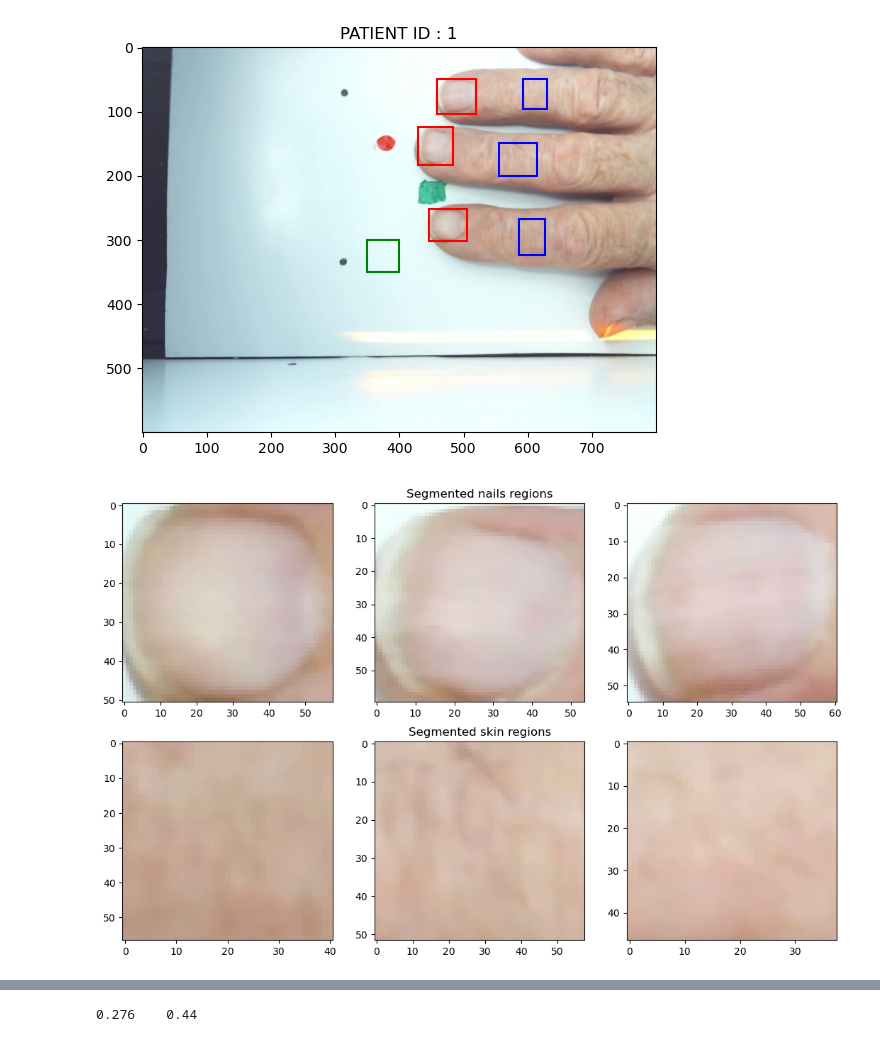
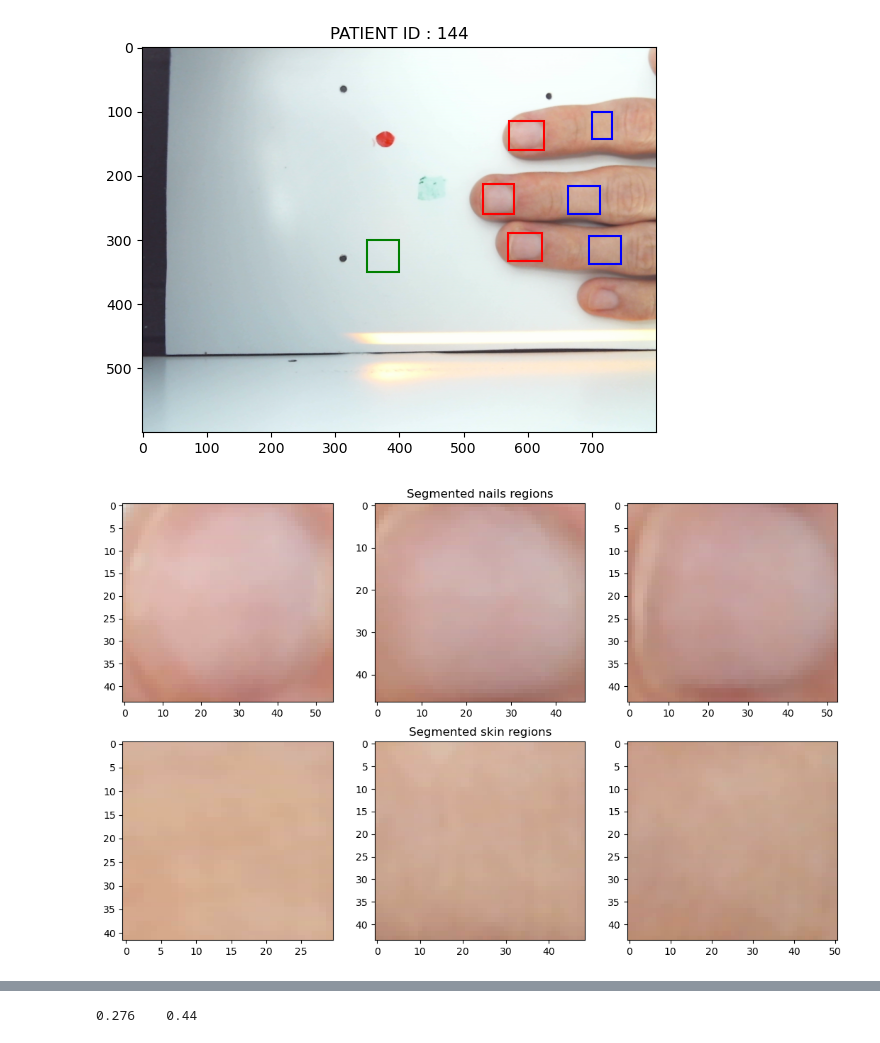
Before and after one commit to romerocruzsa/cp-anemia-detection, a Jupyter notebook: notebooks/model_compression/paper_prototyping.ipynb, the cells around one changed output, grey strips where cells are left out. Saved outputs shown, nothing was run; the diff lists cells and outputs as text; code cells hidden in the pictures.

```diff
--- a/notebooks/model_compression/paper_prototyping.ipynb
+++ b/notebooks/model_compression/paper_prototyping.ipynb
@@ -96,9 +97,9 @@ metadata['NAIL_BOUNDING_BOXES'] = metadata['NAIL_BOUNDING_BOXES'].apply(json.loa
 metadata['SKIN_BOUNDING_BOXES'] = metadata['SKIN_BOUNDING_BOXES'].apply(json.loads)
 # %%
 image_folder = 'data/photo/'
-N_MAX_IMAGES = 1
+N_MAX_IMAGES = 3
 
-for j,(_, row) in enumerate(metadata.iterrows()):
+for j,(_, row) in enumerate(metadata.sample(N_MAX_IMAGES).iterrows()):
 
     if j ==  N_MAX_IMAGES:
         break
@@ -119,32 +120,32 @@ for j,(_, row) in enumerate(metadata.iterrows()):
     for _color,_bboxes in zip(['r','b'],[nails_bboxes,skin_bboxes]):
         for top,left,bot,right in _bboxes:
 
             w,h = right-left,bot-top
 
             rectangle = mpatches.Rectangle(xy=(left,top),width=w,height=h,fill=None,
                                            color=_color,linewidth=1.5)
 
             ax.add_patch(rectangle)
 
     white_region_rectangle = mpatches.Rectangle(xy=(350,300),width=50,height=50,fill=None,
                                            color='green',linewidth=1.5)
     ax.add_patch(white_region_rectangle)
 
     plt.title(f"PATIENT ID : {row.PATIENT_ID}")
 
     fig,axs = plt.subplots(2,3,figsize=(13,8))
     axs = axs.ravel()
 
     all_bboxes = nails_bboxes + skin_bboxes
 
     for i,(top,left,bot,right) in enumerate(all_bboxes):
         axs[i].imshow(img[top:bot,left:right],aspect='auto')
         if i == 1:
             axs[i].set_title("Segmented nails regions")
         if i == 4:
             axs[i].set_title("Segmented skin regions")
 
     plt.show()
 # %% [output]
-[figure, old version]
+[figure, new version]
-[figure, old version]
+[figure, new version]
```
Also changed, not shown: parts of 19 cells of this notebook, 21 other files.
